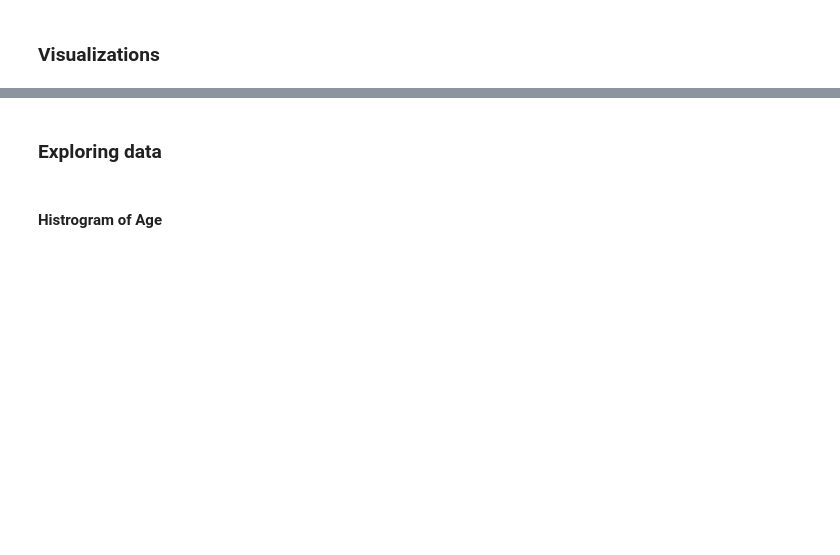
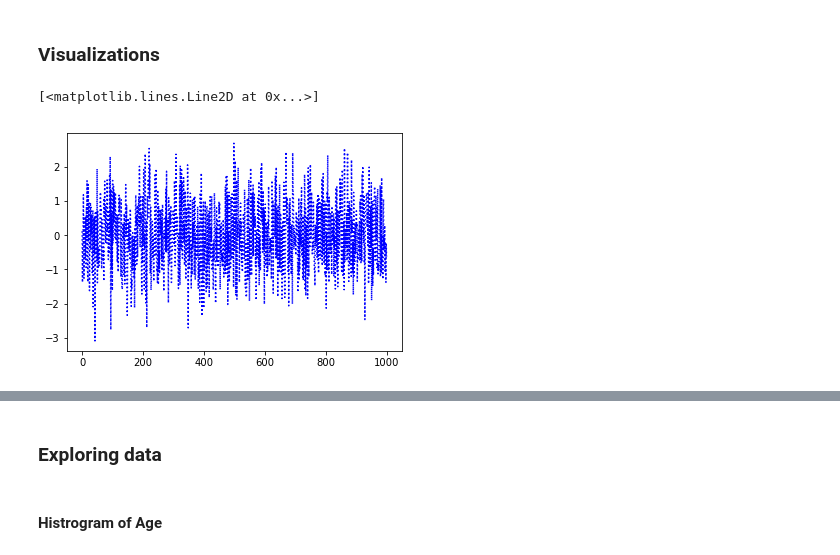
Before and after one commit to shahabeddin/GEC_Lab_IntroLevel, a Jupyter notebook: GEC_Level1_Lab1.ipynb, the cells around one changed output, grey strips where cells are left out. Drawn from its saved outputs; the diff is of its cells as text; code cells hidden in the pictures; blank space fills up the shorter version.

```diff
--- a/GEC_Level1_Lab1.ipynb
+++ b/GEC_Level1_Lab1.ipynb
@@ -77,5 +187,8 @@ a=np.random.randn(1000)
 # %%
 b=np.random.randn(1000)
 # %%
-plt.plot(a)
+plt.plot(a,':b')
+# %% [output]
+[<matplotlib.lines.Line2D at 0x...>]
+[figure, added]
 # %%
```
Also changed, not shown: parts of 32 cells of this notebook.
